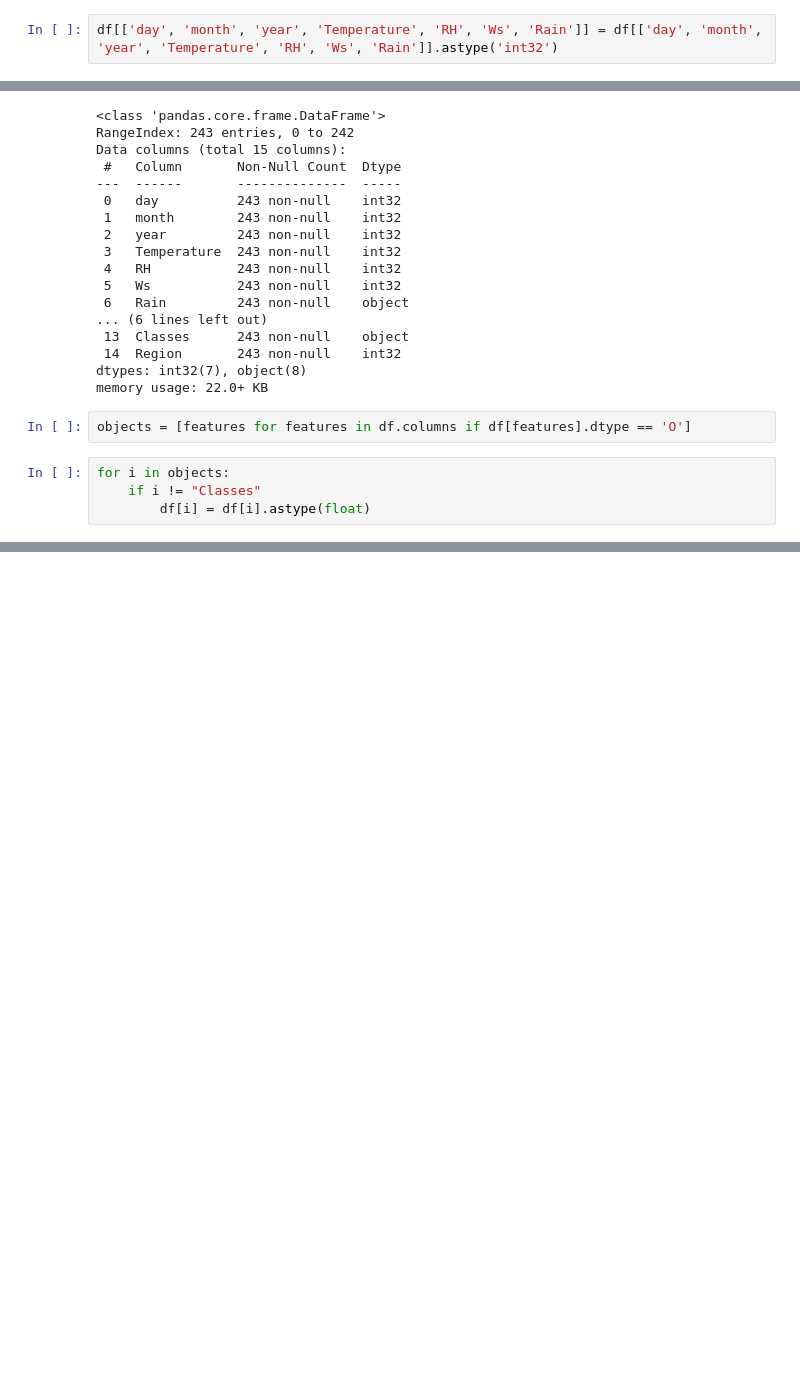
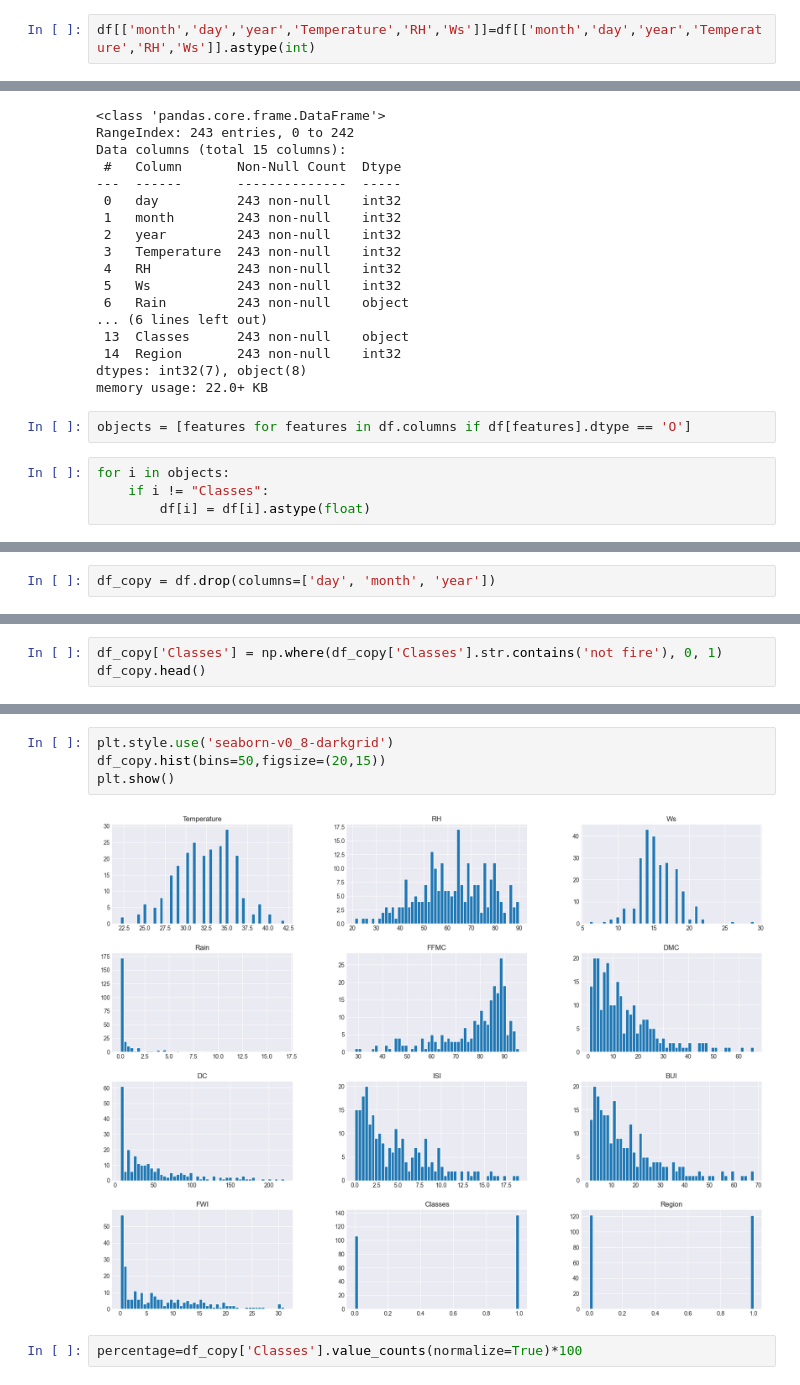
Before and after one commit to itssahilwhat/AI-Fundamentals, a Jupyter notebook: Linear Regression/Ridge & Lasso Regression.ipynb, the cells around one changed output, grey strips where cells are left out. Saved outputs shown, nothing was run; the diff lists cells and outputs as text; blank space fills up the shorter version.

```diff
--- a/Linear Regression/Ridge & Lasso Regression.ipynb
+++ b/Linear Regression/Ridge & Lasso Regression.ipynb
@@ -182,7 +182,7 @@ Index(['day', 'month', 'year', 'Temperature', 'RH', 'Ws', 'Rain', 'FFMC',
        'DMC', 'DC', 'ISI', 'BUI', 'FWI', 'Classes', 'Region'],
       dtype='object')
 # %%
-df[['day', 'month', 'year', 'Temperature', 'RH', 'Ws', 'Rain']] = df[['day', 'month', 'year', 'Temperature', 'RH', 'Ws', 'Rain']].astype('int32')
+df[['month','day','year','Temperature','RH','Ws']]=df[['month','day','year','Temperature','RH','Ws']].astype(int)
 # %%
 df.info()
 # %% [output]
@@ -229,5 +229,5 @@ memory usage: 22.0+ KB
 objects = [features for features in df.columns if df[features].dtype == 'O']
 # %%
 for i in objects:
-    if i != "Classes"
+    if i != "Classes":
         df[i] = df[i].astype(float)
@@ -233,0 +256,2 @@ for i in objects:
+# %%
+df_copy = df.drop(columns=['day', 'month', 'year'])
@@ -233,0 +267,3 @@ for i in objects:
+# %%
+df_copy['Classes'] = np.where(df_copy['Classes'].str.contains('not fire'), 0, 1)
+df_copy.head()
@@ -233,0 +284,8 @@ for i in objects:
+# %%
+plt.style.use('seaborn-v0_8-darkgrid')
+df_copy.hist(bins=50,figsize=(20,15))
+plt.show()
+# %% [output]
+[figure, added]
+# %%
+percentage=df_copy['Classes'].value_counts(normalize=True)*100
```
Also changed, not shown: parts of 14 cells of this notebook, 1 other file.
